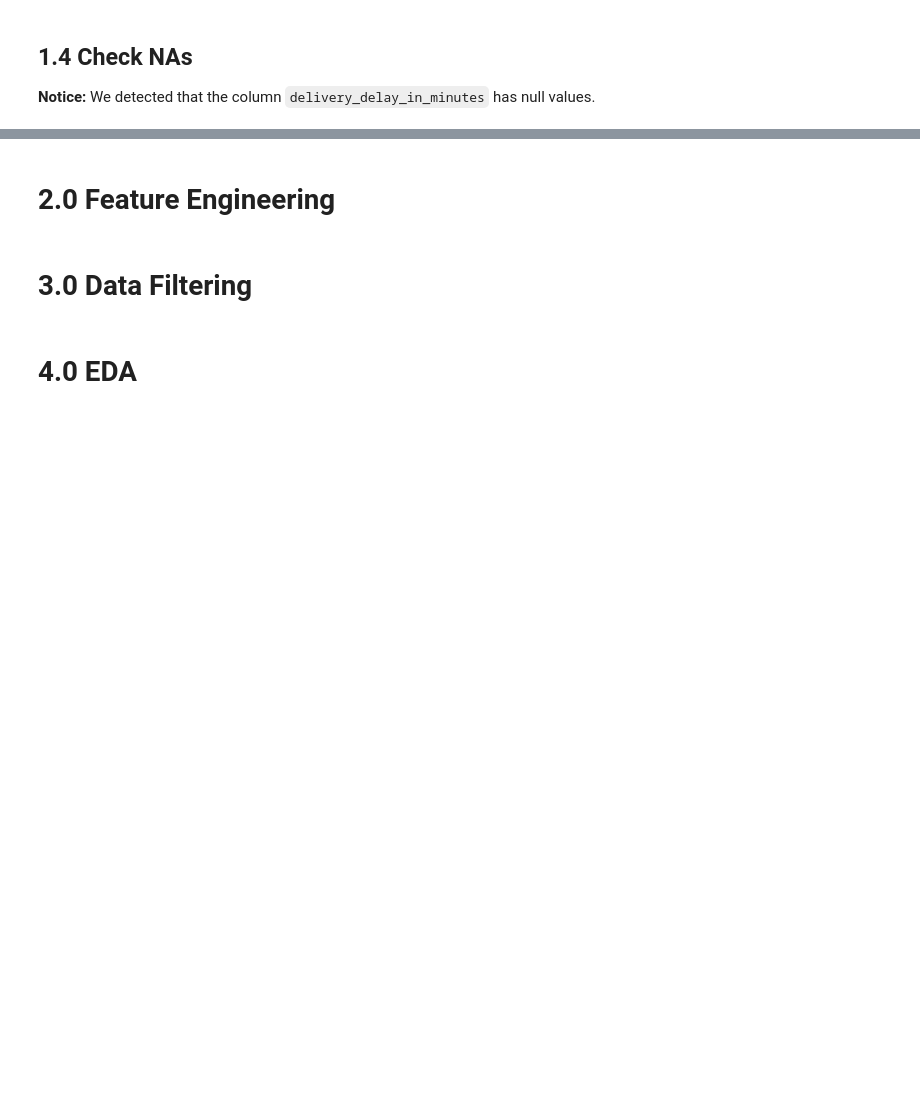
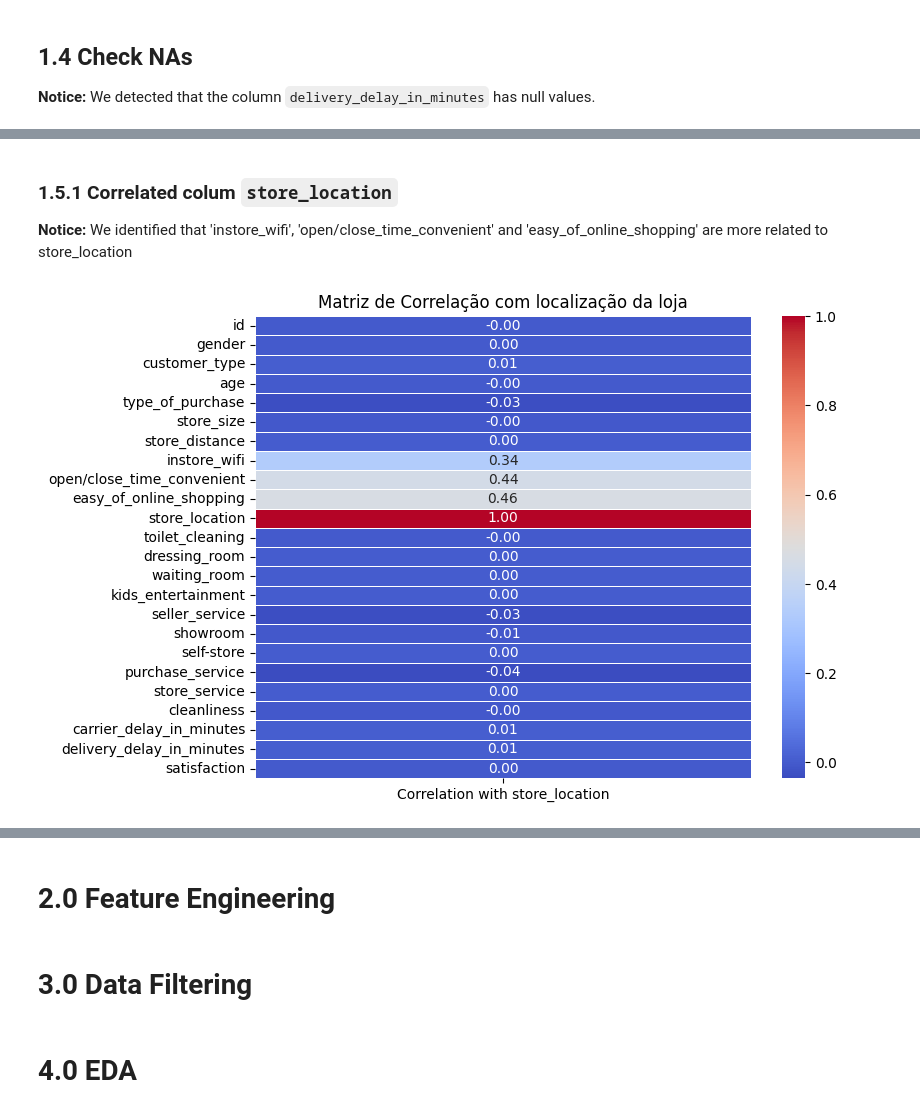
Before and after one commit to FernandoBatistaDS/InStyle_competition_kaggle, a Jupyter notebook: main.ipynb, the cells around one changed output, grey strips where cells are left out. Saved outputs shown, nothing was run; the diff lists cells and outputs as text; code cells hidden in the pictures; blank space fills up the shorter version.

```diff
--- a/main.ipynb
+++ b/main.ipynb
@@ -89,0 +150,16 @@ df_delivery_delay_in_minutes = df1[df1['delivery_delay_in_minutes'].isnull()]
+# %% [markdown]
+### 1.5.1 Correlated colum ``store_location``
+
+**Notice:** We identified that 'instore_wifi', 'open/close_time_convenient' and 'easy_of_online_shopping' are more related to store_location
+# %%
+# Assuming that 'store_location' is the column of interest in your DataFrame df1.
+correlation_matrix = df1.corrwith(df1['store_location'])
+
+# Create a heatmap using Seaborn.
+plt.figure(figsize=(8, 6))
+sns.heatmap(pd.DataFrame(correlation_matrix, columns=['Correlation with store_location']),
+            annot=True, cmap='coolwarm', fmt=".2f", linewidths=.5)
+plt.title('Matriz de Correlação com localização da loja')
+plt.show()
+# %% [output]
+[figure, added]
```
Also changed, not shown: parts of 27 cells of this notebook, 1 other file.
